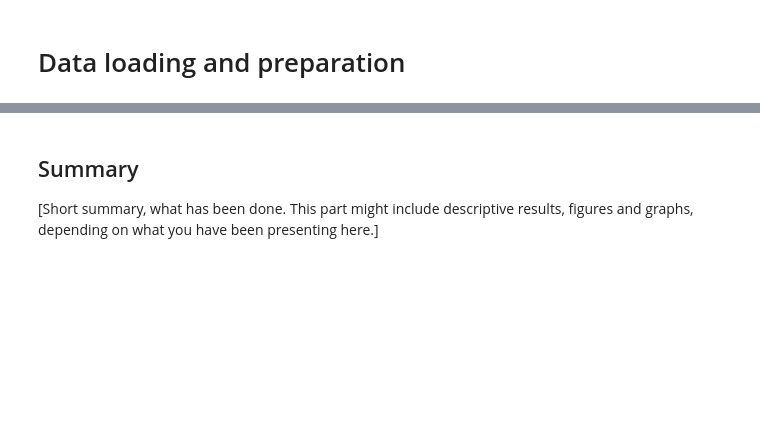
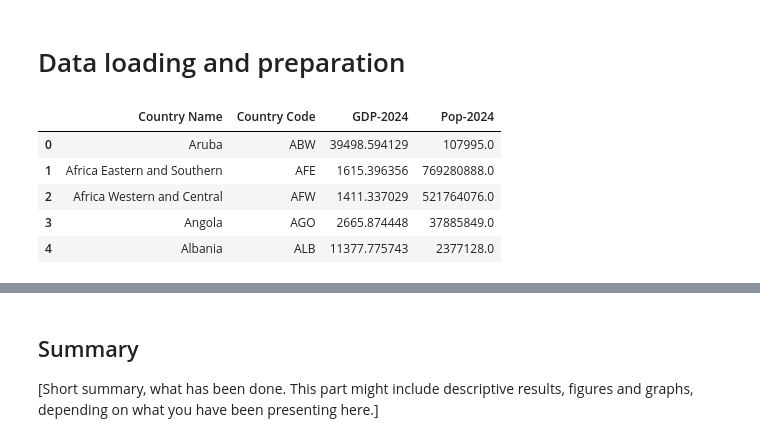
Before and after one commit to hs3city/surveypie, a Jupyter notebook: dev-notebooks/entropy-index.ipynb, the cells around one changed output, grey strips where cells are left out. Cells and saved outputs as stored; diff of their text form; code cells hidden in the pictures; blank space fills up the shorter version.

```diff
--- a/dev-notebooks/entropy-index.ipynb
+++ b/dev-notebooks/entropy-index.ipynb
@@ -47,5 +53,15 @@ Both datasets are transformed, we pick only year 2024 and drop all countries whe
 # %% [markdown]
 # Data loading and preparation
+# %%
+ds = pd.read_csv('world-bank-data/gdp-pop-2024-world-bank.csv')
+ds.head()
+# %% [output]
+|  | Country Name | Country Code | GDP-2024 | Pop-2024 |
+| 0 | Aruba | ABW | 39498.594129 | 107995.0 |
+| 1 | Africa Eastern and Southern | AFE | 1615.396356 | 769280888.0 |
+| 2 | Africa Western and Central | AFW | 1411.337029 | 521764076.0 |
+| 3 | Angola | AGO | 2665.874448 | 37885849.0 |
+| 4 | Albania | ALB | 11377.775743 | 2377128.0 |
 # %% [markdown]
 ### Data exploration
 
```
Also changed, not shown: parts of 7 cells of this notebook, 1 other file.
